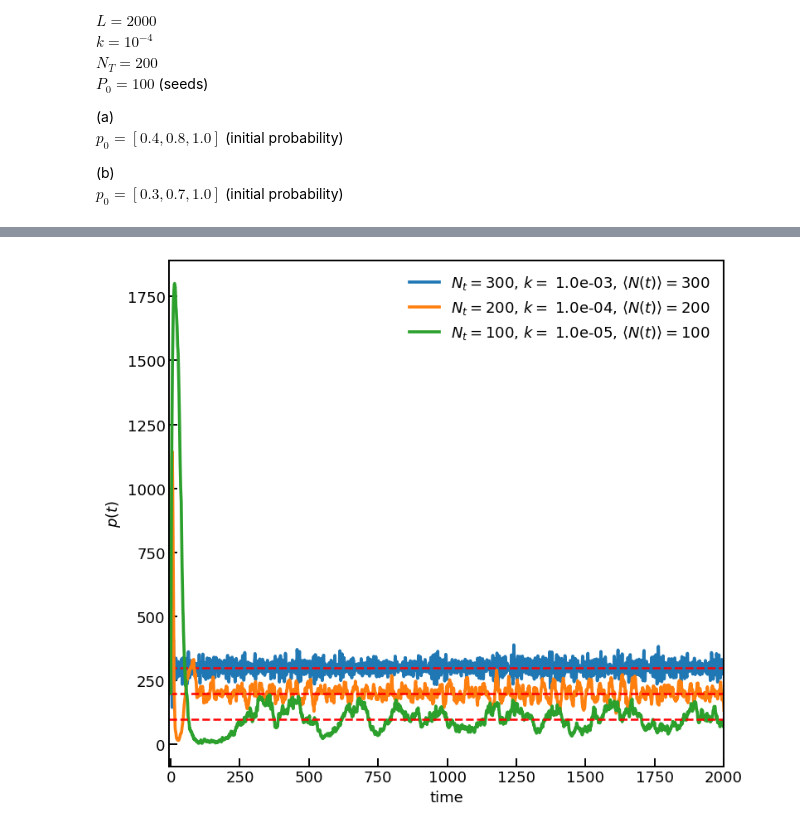
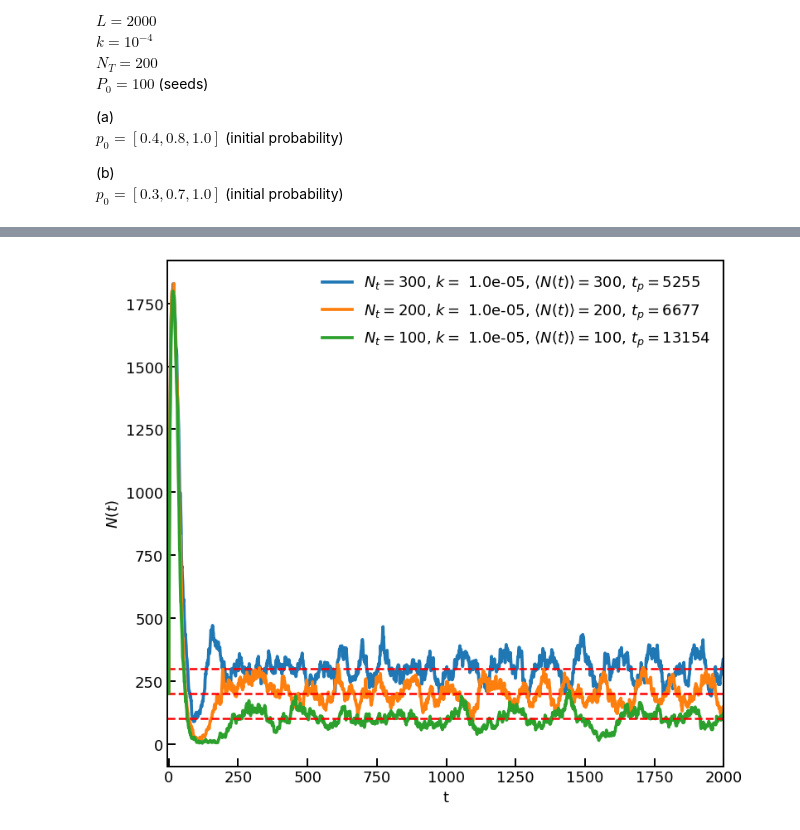
Before and after one commit to JuniorAlencar/self_organization_percolation, a Jupyter notebook: jupyter/TiimeSeries_Analysis_2D.ipynb, the cells around one changed output, grey strips where cells are left out. Cells and saved outputs as stored; diff of their text form; code cells hidden in the pictures.

```diff
--- a/jupyter/results_paper_97.ipynb
+++ b/jupyter/TiimeSeries_Analysis_2D.ipynb
@@ -66,4 +68,5 @@ dim = 2
 rho = 1.0
 prop = "Pt"
 type_perc = 'bond'
+num_colors = 1
 # %%
@@ -163,9 +393,9 @@ thickness = 1.4
 
 
 p0 = 1.0
-k_values = [1.0e-03, 1.0e-04, 1.0e-05]
+k_values = [1.0e-05, 1.0e-05, 1.0e-05]
 Nt_values = [300, 200, 100]
-seeds_name = [2131095295, 1400565311, 1471104194]
+seeds_name = [1897561577, 1356373728, 1918868487]
 
 colors = ['#1f77b4', '#ff7f0e', '#2ca02c', '#d62728']
 
@@ -175,43 +405,43 @@ for i in range(len(seeds_name)):
     data_filter = nt[400:]
     nt_mean = np.mean(data_filter)
 
-    ax.plot(t, nt, lw=1.9*thickness, label=f'$N_t = {Nt_values[i]}$, $k =$ {k_values[i]:.1e}, $\\langle N(t) \\rangle = {nt_mean:.0f}$', color=colors[i])
+    ax.plot(t, nt, lw=1.9*thickness, label=f'$N_t = {Nt_values[i]}$, $k =$ {k_values[i]:.1e}, $\\langle N(t) \\rangle = {nt_mean:.0f}$, $t_p = {max(t)}$', color=colors[i])
     ax.axhline(y=nt_mean, xmin=min(t), xmax=max(t), linestyle="--", color='r', lw=1.8)
 
 ax.set_xlim([-5, 2000])
 for spine in ax.spines.values():
     spine.set_linewidth(thickness)
 
 # ax.tick_params(axis='both', labelsize=fontsize_ticks)
 # ax.xaxis.set_minor_locator(AutoMinorLocator())
 
 # # Y: major ticks a cada 1 unidade
 # ax.yaxis.set_major_locator(MultipleLocator(0.1))
 # ax.yaxis.set_minor_locator(MultipleLocator(0.05))
 
 # # Opcional: ajuste visual dos ticks
 ax.tick_params(axis='both', which='major', direction='in', labelsize=fontsize_ticks, length=7, width=thickness)
 ax.tick_params(axis='x',   which='minor', direction='in', length=4, width=thickness)   # only x minor
 ax.tick_params(axis='y',   which='minor', direction='in', length=4, width=thickness)   # only x minor
 
 
 #axs[0].set_title("Node Percolation")
 ax.legend(framealpha=0.0,fontsize=fontsize_ticks)
 
 ax.set_ylabel("$p(t)$",fontsize=fontsize_ticks)
 #axs[0].tick_params(axis='both', labelsize=fontsize_ticks, width=thickness, length = 4.0, direction='in')
 
 #axs[1].set_title("Bond Percolation")
 
-ax.set_xlabel("time",fontsize=fontsize_ticks)
-ax.set_ylabel("$p(t)$",fontsize=fontsize_ticks)
+ax.set_xlabel("t",fontsize=fontsize_ticks)
+ax.set_ylabel("$N(t)$",fontsize=fontsize_ticks)
 
 plt.subplots_adjust(hspace=0.15)
 fig.tight_layout(rect=[0, 0, 1, 0.98])
-#plt.savefig(savepath + "/Fig3.pdf")
+#plt.savefig(savepath_TS + "/Fig3.pdf")
 plt.show()
 # %% [output]
-[figure, old version]
+[figure, new version]
 # %%
 import numpy as np
 import matplotlib.pyplot as plt
```
Also changed, not shown: parts of 10 cells of this notebook, 5 other files.
